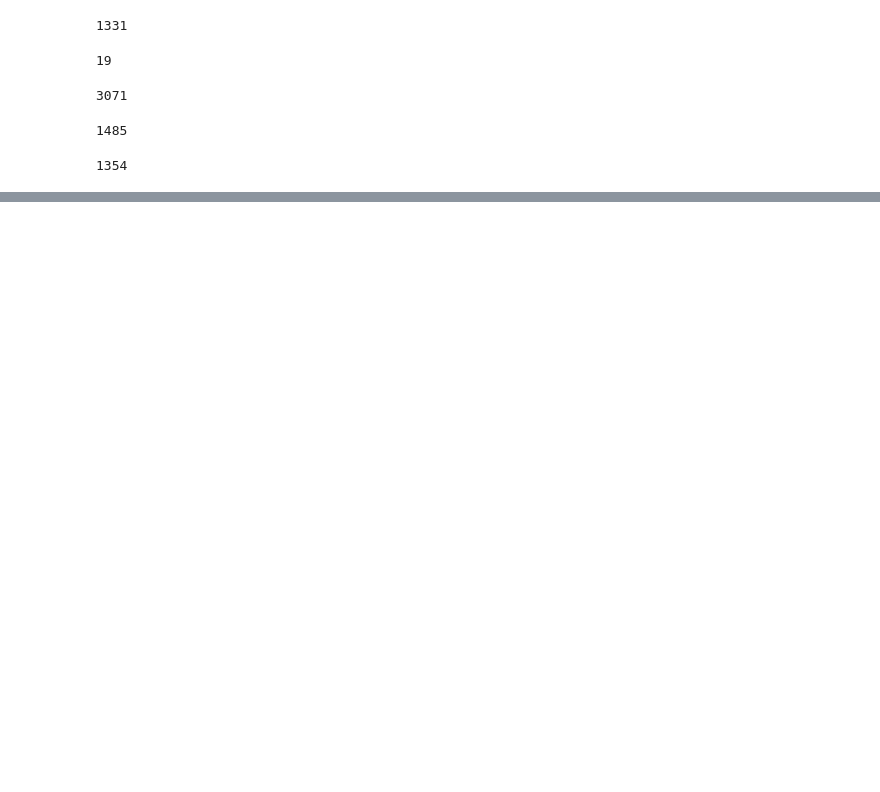
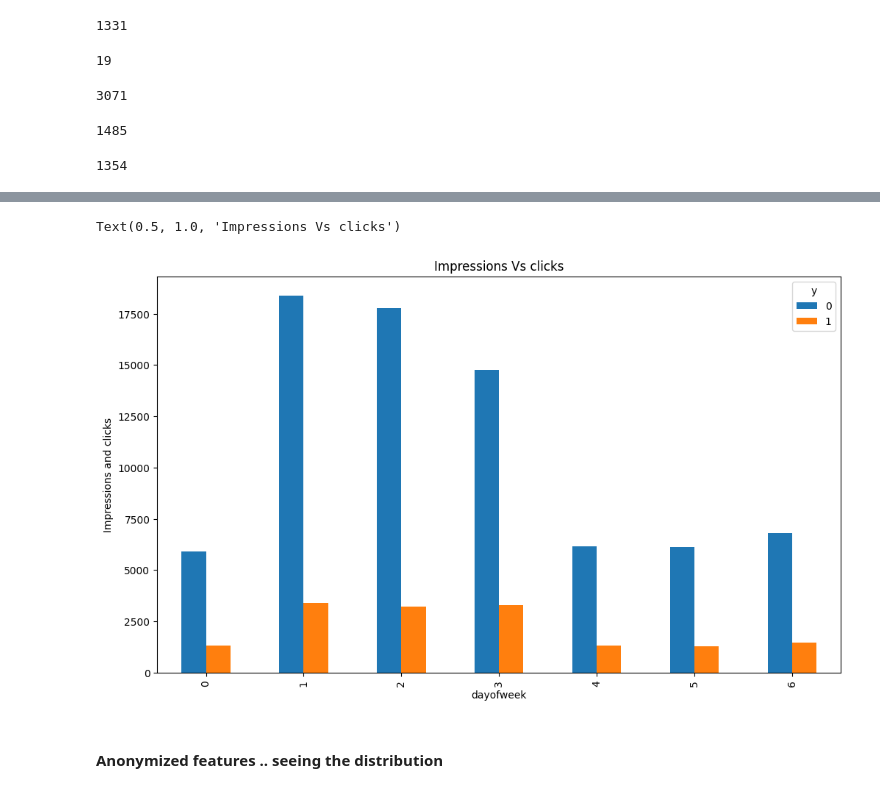
Before and after one commit to ussahil/CapstonePojectCTR, a Jupyter notebook: capstone.ipynb, the cells around one changed output, grey strips where cells are left out. Cells and saved outputs as stored; diff of their text form; code cells hidden in the pictures; blank space fills up the shorter version.

```diff
--- a/capstone.ipynb
+++ b/capstone.ipynb
@@ -555,0 +688,11 @@ df['app_id'].value_counts().count() #use binary encoding
+# %%
+# Checking impressions vs the number of clicks
+df_cleaned.groupby(['dayofweek','y']).size().unstack().plot(figsize=(12,7),kind='bar')
+plt.ylabel('Impressions and clicks')
+plt.title('Impressions Vs clicks')
+#  Inference Tues, Wed and thur seem to have more number of clicks and impressions
+# %% [output]
+Text(0.5, 1.0, 'Impressions Vs clicks')
+[figure, added]
+# %% [markdown]
+#### Anonymized features .. seeing the distribution
```
Also changed, not shown: parts of 76 cells of this notebook.
